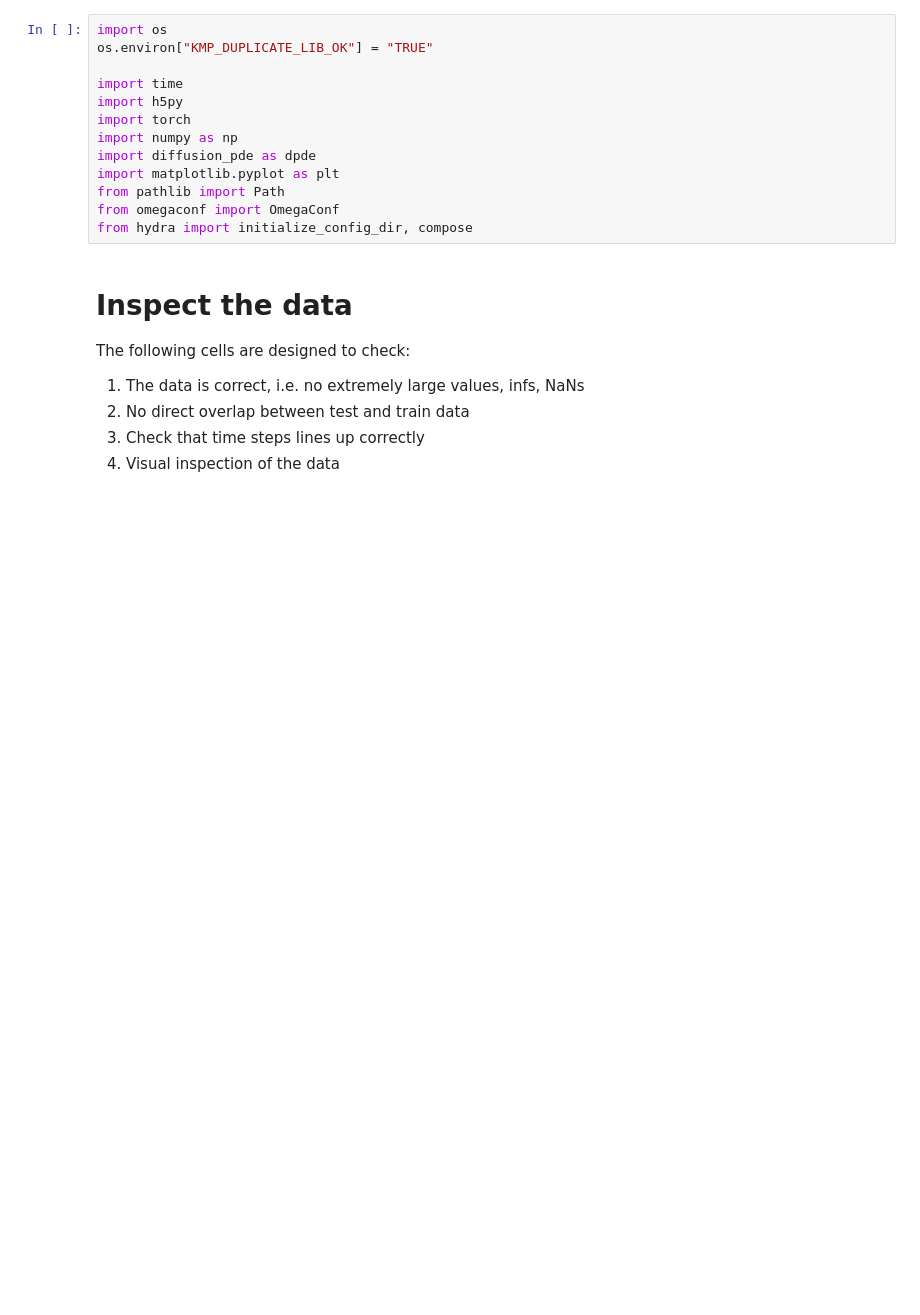
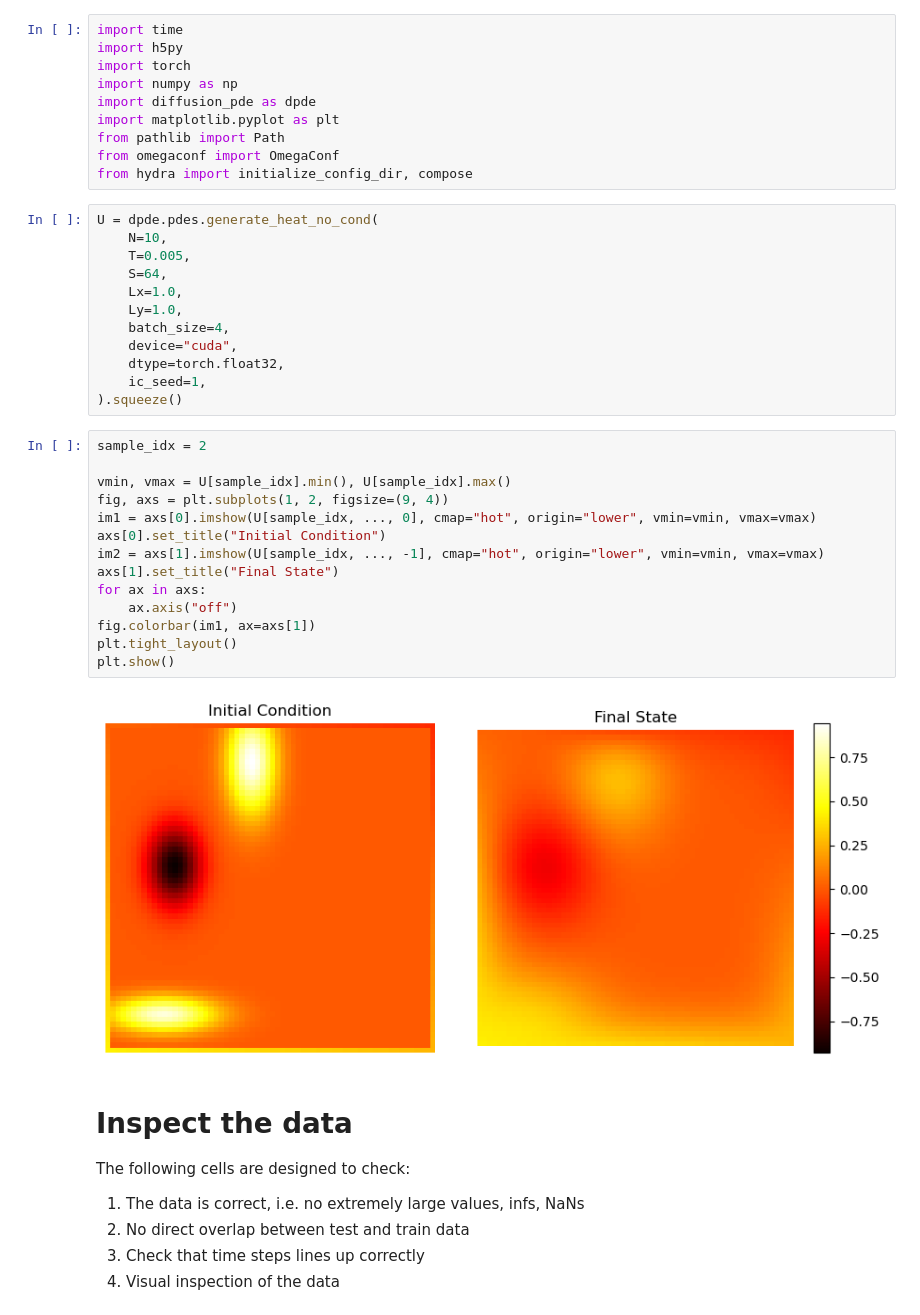
Before and after one commit to cmt-dtu-energy/dynamical-pde-diffusion, a Jupyter notebook: notebooks/00_testing.ipynb, the cells around one changed output. Drawn from its saved outputs; the diff is of its cells as text; blank space fills up the shorter version.

```diff
--- a/notebooks/00_testing.ipynb
+++ b/notebooks/00_testing.ipynb
@@ -1,7 +1,4 @@
 # %%
-import os
-os.environ["KMP_DUPLICATE_LIB_OK"] = "TRUE"
-
 import time
 import h5py
 import torch
@@ -11,6 +8,34 @@ import matplotlib.pyplot as plt
 from pathlib import Path
 from omegaconf import OmegaConf
 from hydra import initialize_config_dir, compose
+# %%
+U = dpde.pdes.generate_heat_no_cond(
+    N=10,
+    T=0.005,
+    S=64,
+    Lx=1.0,
+    Ly=1.0,
+    batch_size=4,
+    device="cuda",
+    dtype=torch.float32,
+    ic_seed=1,
+).squeeze()
+# %%
+sample_idx = 2
+
+vmin, vmax = U[sample_idx].min(), U[sample_idx].max()
+fig, axs = plt.subplots(1, 2, figsize=(9, 4))
+im1 = axs[0].imshow(U[sample_idx, ..., 0], cmap="hot", origin="lower", vmin=vmin, vmax=vmax)
+axs[0].set_title("Initial Condition")
+im2 = axs[1].imshow(U[sample_idx, ..., -1], cmap="hot", origin="lower", vmin=vmin, vmax=vmax)
+axs[1].set_title("Final State")
+for ax in axs:
+    ax.axis("off")
+fig.colorbar(im1, ax=axs[1])
+plt.tight_layout()
+plt.show()
+# %% [output]
+[figure, added]
 # %% [markdown]
 # Inspect the data
 The following cells are designed to check:
```
